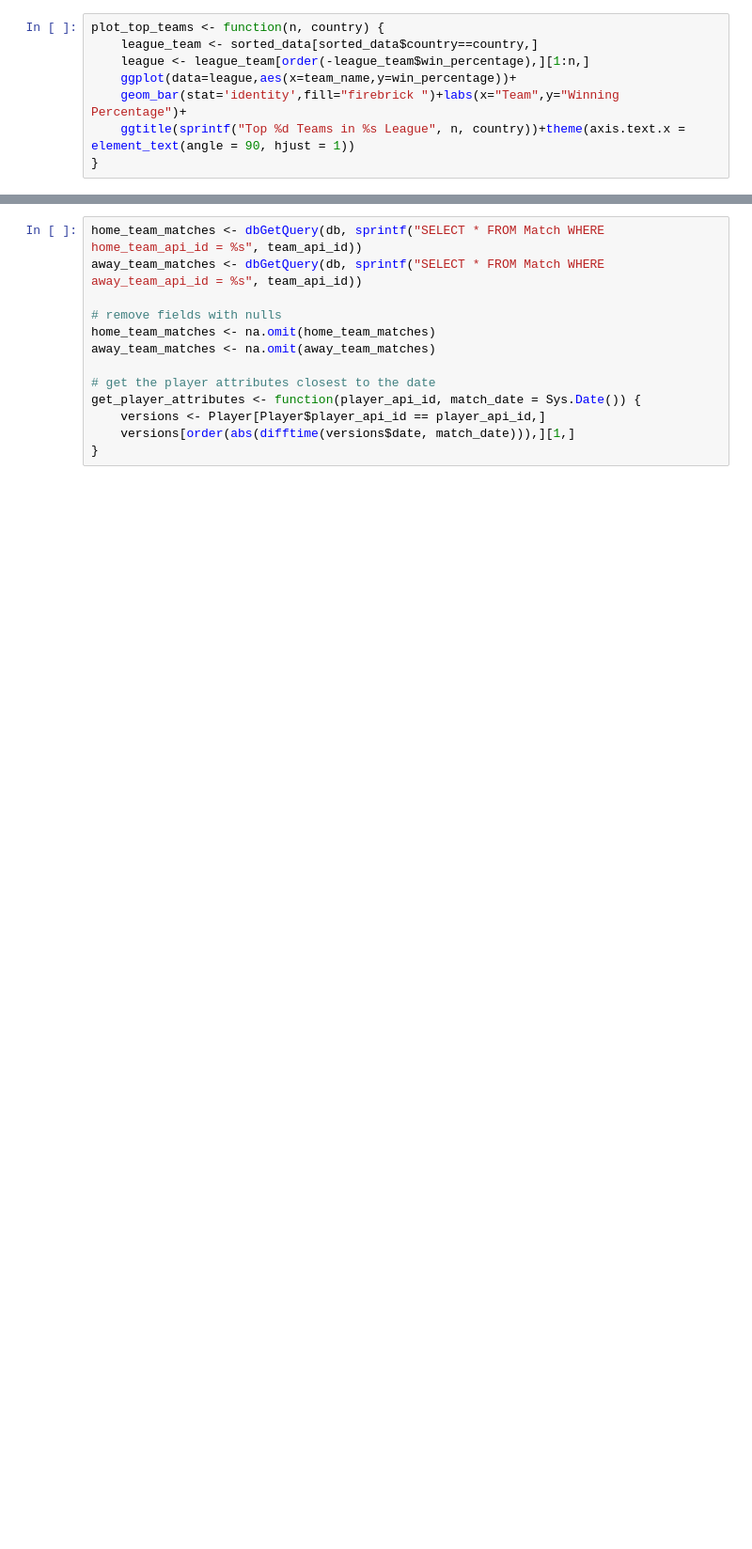
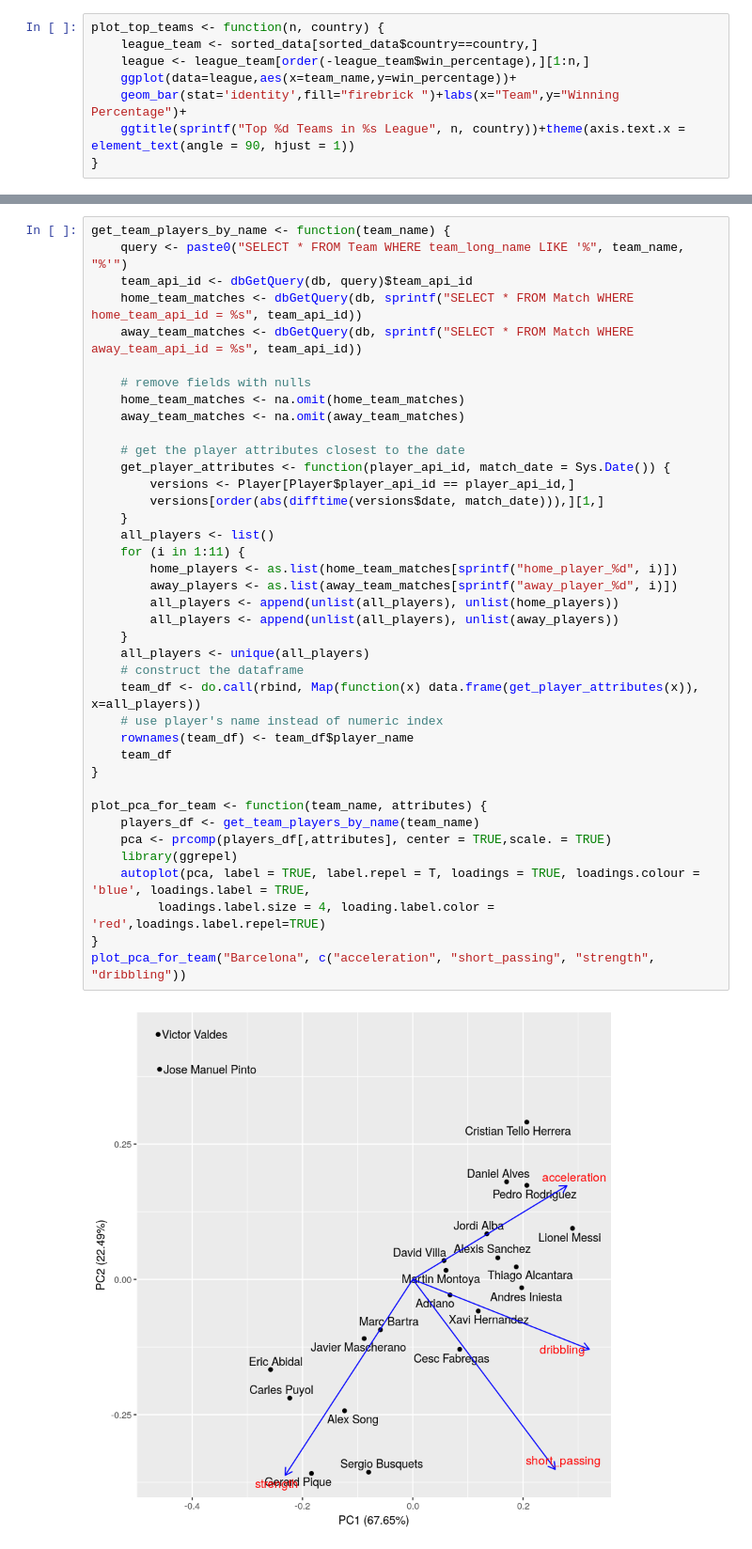
Before and after one commit to alexandruionascu/uvt, a Jupyter notebook: data_analysis_R/Project.ipynb, the cells around one changed output, grey strips where cells are left out. Shown at 94% size. Drawn from its saved outputs; the diff is of its cells as text; blank space fills up the shorter version.

```diff
--- a/data_analysis_R/Project.ipynb
+++ b/data_analysis_R/Project.ipynb
@@ -162,13 +197,41 @@ team_api_id <- dbGetQuery(db, "SELECT * FROM Team WHERE team_long_name LIKE '%Ba
 # %%
-home_team_matches <- dbGetQuery(db, sprintf("SELECT * FROM Match WHERE home_team_api_id = %s", team_api_id))
-away_team_matches <- dbGetQuery(db, sprintf("SELECT * FROM Match WHERE away_team_api_id = %s", team_api_id))
+get_team_players_by_name <- function(team_name) {
+    query <- paste0("SELECT * FROM Team WHERE team_long_name LIKE '%", team_name, "%'")
+    team_api_id <- dbGetQuery(db, query)$team_api_id
+    home_team_matches <- dbGetQuery(db, sprintf("SELECT * FROM Match WHERE home_team_api_id = %s", team_api_id))
+    away_team_matches <- dbGetQuery(db, sprintf("SELECT * FROM Match WHERE away_team_api_id = %s", team_api_id))
 
-# remove fields with nulls
-home_team_matches <- na.omit(home_team_matches)
-away_team_matches <- na.omit(away_team_matches)
+    # remove fields with nulls
+    home_team_matches <- na.omit(home_team_matches)
+    away_team_matches <- na.omit(away_team_matches)
 
-# get the player attributes closest to the date
-get_player_attributes <- function(player_api_id, match_date = Sys.Date()) {
-    versions <- Player[Player$player_api_id == player_api_id,]
-    versions[order(abs(difftime(versions$date, match_date))),][1,]
+    # get the player attributes closest to the date
+    get_player_attributes <- function(player_api_id, match_date = Sys.Date()) {
+        versions <- Player[Player$player_api_id == player_api_id,]
+        versions[order(abs(difftime(versions$date, match_date))),][1,]
+    }
+    all_players <- list()
+    for (i in 1:11) {
+        home_players <- as.list(home_team_matches[sprintf("home_player_%d", i)])
+        away_players <- as.list(away_team_matches[sprintf("away_player_%d", i)])
+        all_players <- append(unlist(all_players), unlist(home_players))
+        all_players <- append(unlist(all_players), unlist(away_players))
+    }
+    all_players <- unique(all_players)
+    # construct the dataframe
+    team_df <- do.call(rbind, Map(function(x) data.frame(get_player_attributes(x)), x=all_players))
+    # use player's name instead of numeric index
+    rownames(team_df) <- team_df$player_name
+    team_df
 }
+
+plot_pca_for_team <- function(team_name, attributes) {
+    players_df <- get_team_players_by_name(team_name)
+    pca <- prcomp(players_df[,attributes], center = TRUE,scale. = TRUE)
+    library(ggrepel)
+    autoplot(pca, label = TRUE, label.repel = T, loadings = TRUE, loadings.colour = 'blue', loadings.label = TRUE,
+         loadings.label.size = 4, loading.label.color = 'red',loadings.label.repel=TRUE)
+}
+plot_pca_for_team("Barcelona", c("acceleration", "short_passing", "strength", "dribbling"))
+# %% [output]
+[figure, added]
```
Also changed, not shown: parts of 12 cells of this notebook.
